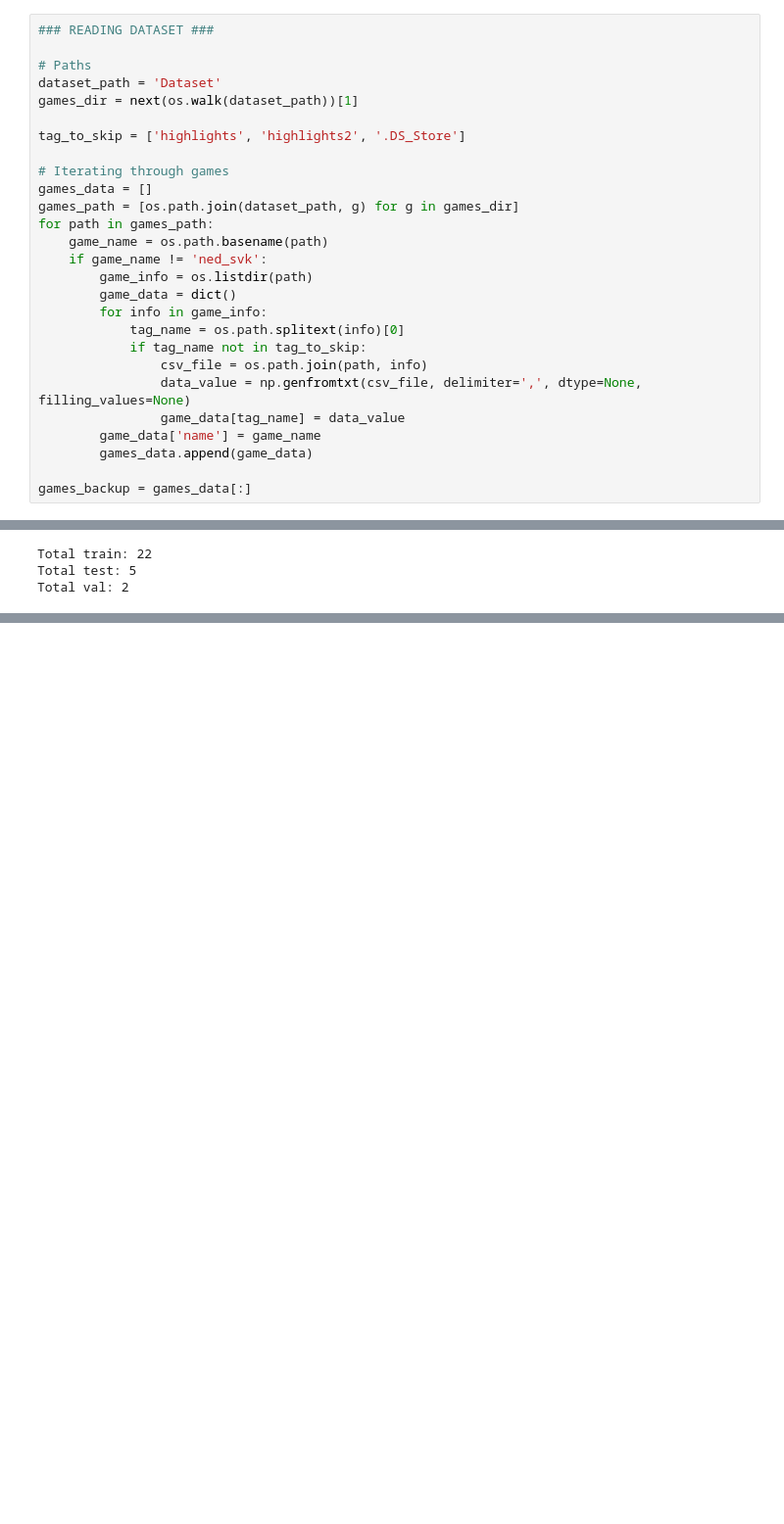
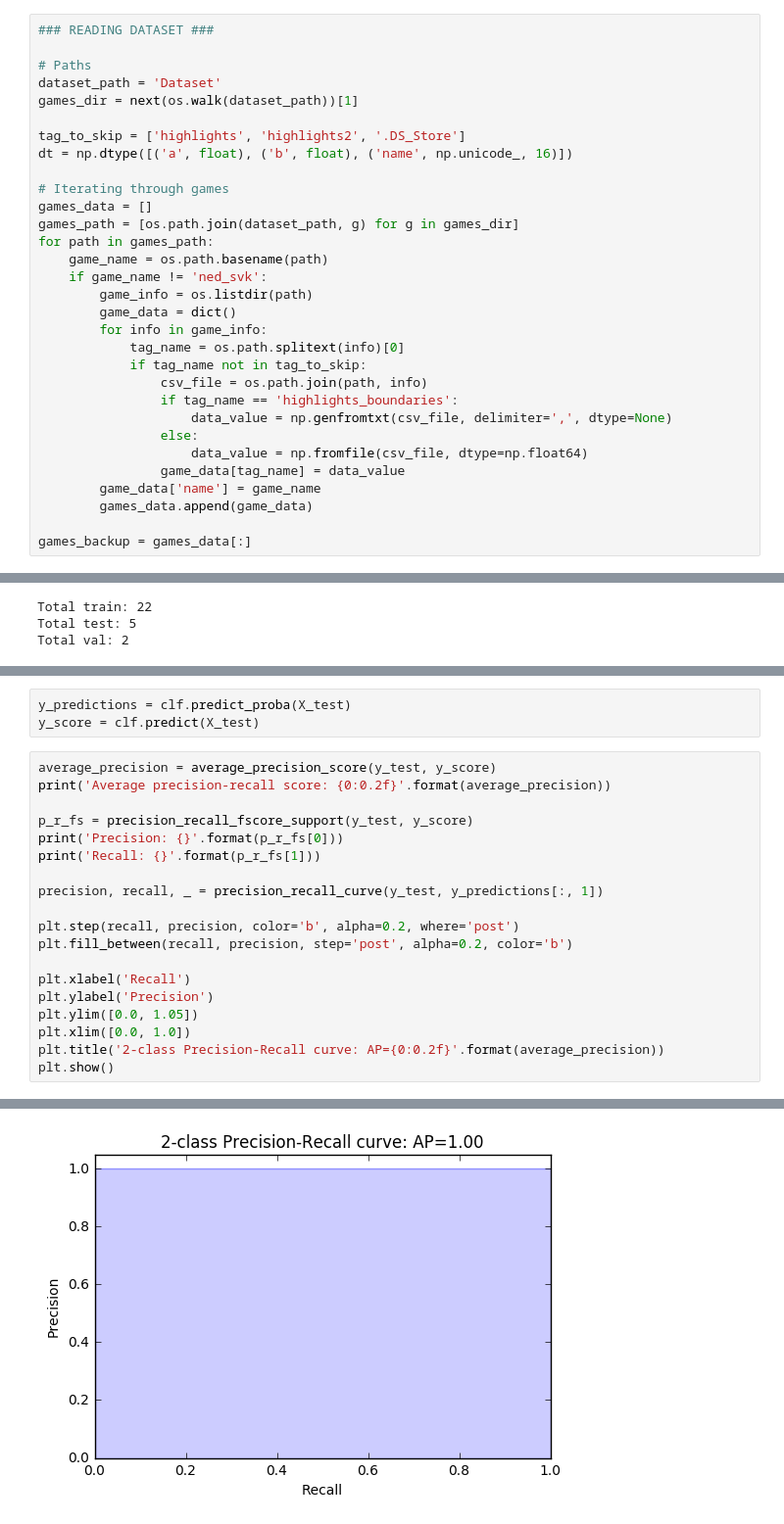
Before and after one commit to patykov/ElProcDigSinais_ProjetoFinal, a Jupyter notebook: random_forest.ipynb, the cells around one changed output, grey strips where cells are left out. Shown at 98% size. Saved outputs shown, nothing was run; the diff lists cells and outputs as text; blank space fills up the shorter version.

```diff
--- a/random_forest.ipynb
+++ b/random_forest.ipynb
@@ -11,6 +15,7 @@ dataset_path = 'Dataset'
 games_dir = next(os.walk(dataset_path))[1]
 
 tag_to_skip = ['highlights', 'highlights2', '.DS_Store']
+dt = np.dtype([('a', float), ('b', float), ('name', np.unicode_, 16)])
 
 # Iterating through games
 games_data = []
@@ -24,7 +29,10 @@ for path in games_path:
             tag_name = os.path.splitext(info)[0]
             if tag_name not in tag_to_skip:
                 csv_file = os.path.join(path, info)
-                data_value = np.genfromtxt(csv_file, delimiter=',', dtype=None, filling_values=None)
+                if tag_name == 'highlights_boundaries':
+                    data_value = np.genfromtxt(csv_file, delimiter=',', dtype=None)
+                else:
+                    data_value = np.fromfile(csv_file, dtype=np.float64)
                 game_data[tag_name] = data_value
         game_data['name'] = game_name
         games_data.append(game_data)
@@ -143,0 +190,23 @@ dict_keys(['pc_var_delta', 'em_cs_energy_diff', 'highlights_boundaries', 'dc_per
+# %%
+y_predictions = clf.predict_proba(X_test)
+y_score = clf.predict(X_test)
+# %%
+average_precision = average_precision_score(y_test, y_score)
+print('Average precision-recall score: {0:0.2f}'.format(average_precision))
+
+p_r_fs = precision_recall_fscore_support(y_test, y_score)
+print('Precision: {}'.format(p_r_fs[0]))
+print('Recall: {}'.format(p_r_fs[1]))
+
+precision, recall, _ = precision_recall_curve(y_test, y_predictions[:, 1])
+
+plt.step(recall, precision, color='b', alpha=0.2, where='post')
+plt.fill_between(recall, precision, step='post', alpha=0.2, color='b')
+
+plt.xlabel('Recall')
+plt.ylabel('Precision')
+plt.ylim([0.0, 1.05])
+plt.xlim([0.0, 1.0])
+plt.title('2-class Precision-Recall curve: AP={0:0.2f}'.format(average_precision))
+plt.show()
+# %% [output]
@@ -143,0 +216 @@ dict_keys(['pc_var_delta', 'em_cs_energy_diff', 'highlights_boundaries', 'dc_per
+[figure, added]
```
Also changed, not shown: parts of 11 cells of this notebook.
